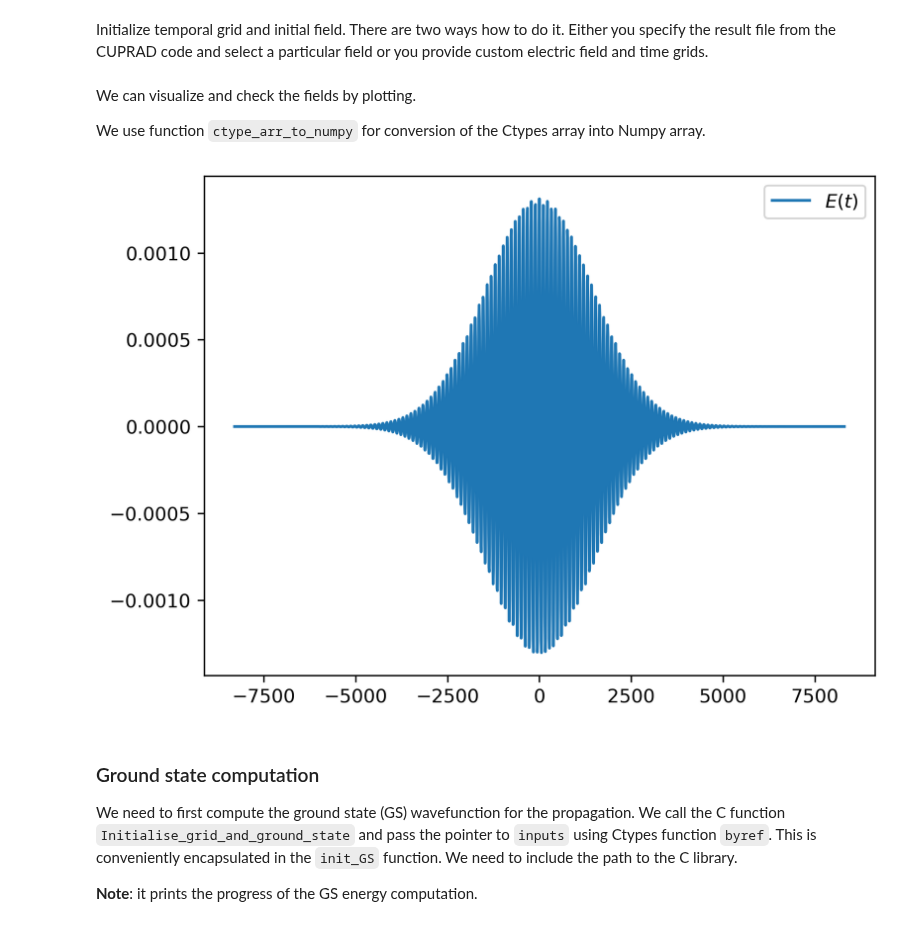
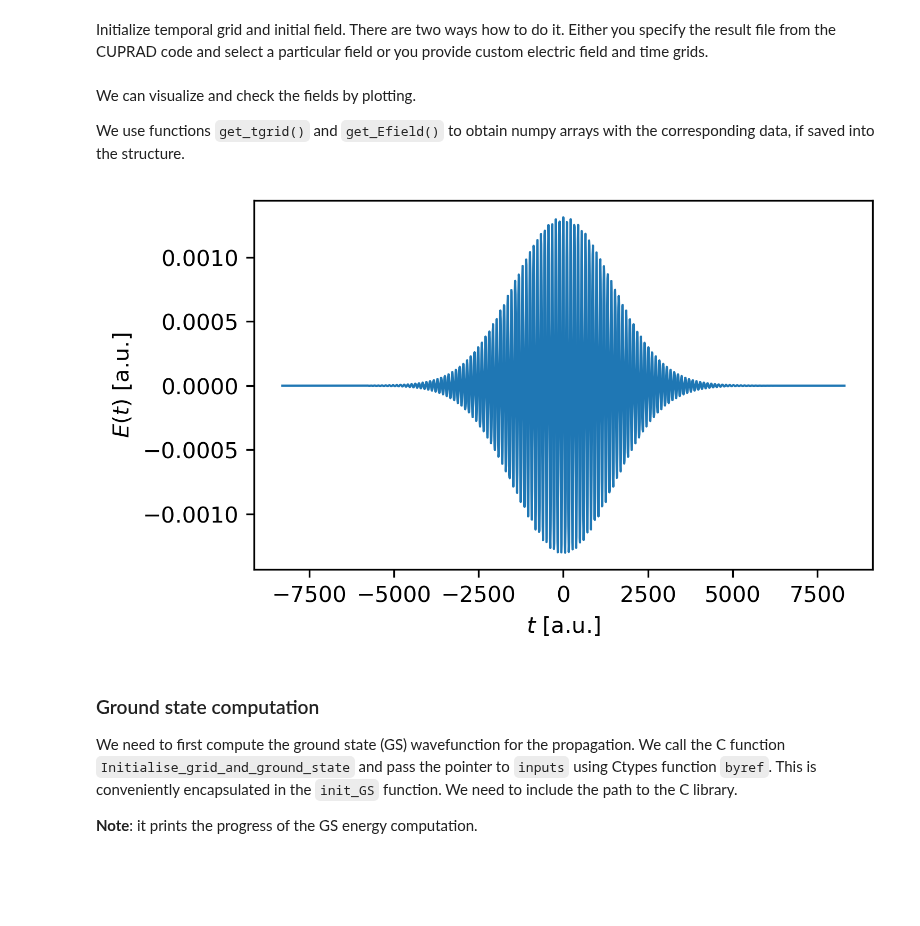
Before and after one commit to MMA-HHG/MMA, a Jupyter notebook: 1DTDSE/PythonTDSE.ipynb, the cells around one changed output. Cells and saved outputs as stored; diff of their text form; code cells hidden in the pictures; blank space fills up the shorter version.

````diff
--- a/1DTDSE/PythonTDSE.ipynb
+++ b/1DTDSE/PythonTDSE.ipynb
@@ -38,18 +38,14 @@ inputs.init_time_and_field(filename, z_i, r_i)
 # %% [markdown]
 We can visualize and check the fields by plotting.
 
-We use function ```ctype_arr_to_numpy``` for conversion of the Ctypes array into Numpy array.
+We use functions ```get_tgrid()``` and ```get_Efield()``` to obtain numpy arrays with the corresponding data, if saved into the structure.
-# %%
-fig = plt.figure()
-fig.dpi = 300
-N = inputs.Efield.Nt
-E = ctype_arr_to_numpy(inputs.Efield.Field, N)
-t = ctype_arr_to_numpy(inputs.Efield.tgrid, N)
-plt.plot(t, E, label = r"$E(t)$")
-plt.legend()
-plt.show()
-# %% [output]
-[figure, removed]
+# %%
+t = inputs.get_tgrid()
+E = inputs.get_Efield()
+
+plot(t, E, y_label=r"$E(t)$ [a.u.]", x_label=r"$t$ [a.u.]", linewidth = 1.)
+# %% [output]
+[figure, added]
 # %% [markdown]
 ### Ground state computation
 
````
Also changed, not shown: parts of 50 cells of this notebook, 1 other file.
